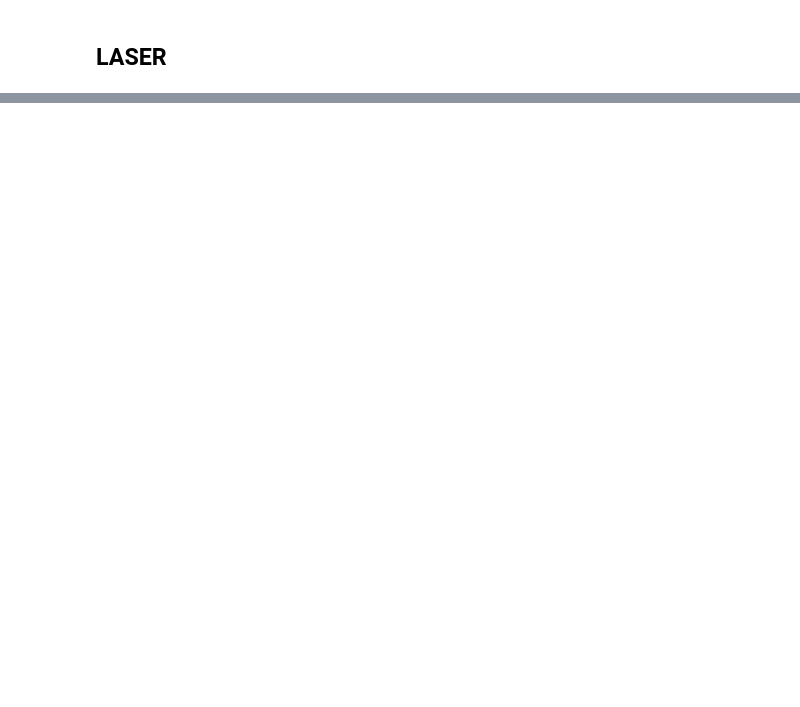
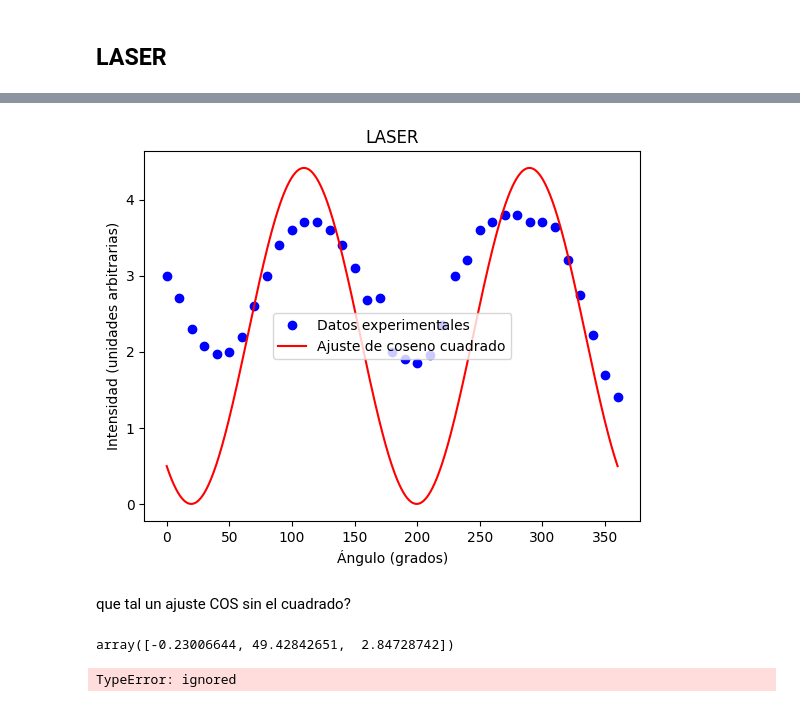
Before and after one commit to MaximilianoVM/PHYSICS_LABS, a Jupyter notebook: Polarización_y_Ley_de_Malus.ipynb, the cells around one changed output, grey strips where cells are left out. Cells and saved outputs as stored; diff of their text form; code cells hidden in the pictures; blank space fills up the shorter version.

```diff
--- a/Polarización_y_Ley_de_Malus.ipynb
+++ b/Polarización_y_Ley_de_Malus.ipynb
@@ -198,0 +265,18 @@ laser = {
+# %%
+#aplicamos el ajuste
+popt3, pcov3 = curve_fit(cos_sq, df3['angulos'], df3['intensidad'])
+# %%
+#theta_fit = np.linspace(0, 360, 1000)
+int_fit3 = cos_sq(theta_fit, *popt3)
+# %%
+plt.plot(df3['angulos'], df3['intensidad'], 'bo', label='Datos experimentales')
+plt.plot(theta_fit, int_fit3, 'r-', label='Ajuste de coseno cuadrado')
+plt.xlabel('Ángulo (grados)')
+plt.ylabel('Intensidad (unidades arbitrarias)')
+plt.title('LASER')
+plt.legend()
+plt.show()
+# %% [output]
+[figure, added]
+# %% [markdown]
+que tal un ajuste COS sin el cuadrado?
@@ -198,0 +290,9 @@ laser = {
+# %%
+popt3_1
+# %% [output]
+array([-0.23006644, 49.42842651,  2.84728742])
+# %%
+#theta_fit = np.linspace(0, 360, 1000)
+int_fit3_1 = cos_sq(theta_fit, *popt3_1)
+# %% [output]
+TypeError: ignored
```
Also changed, not shown: parts of 22 cells of this notebook.
